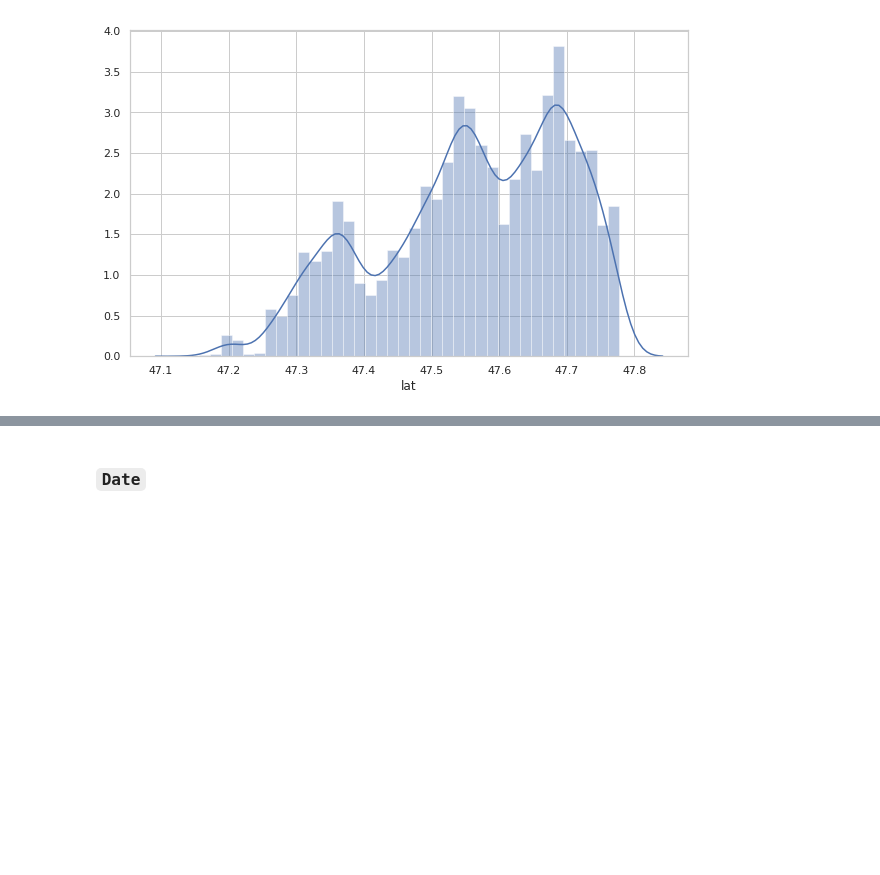
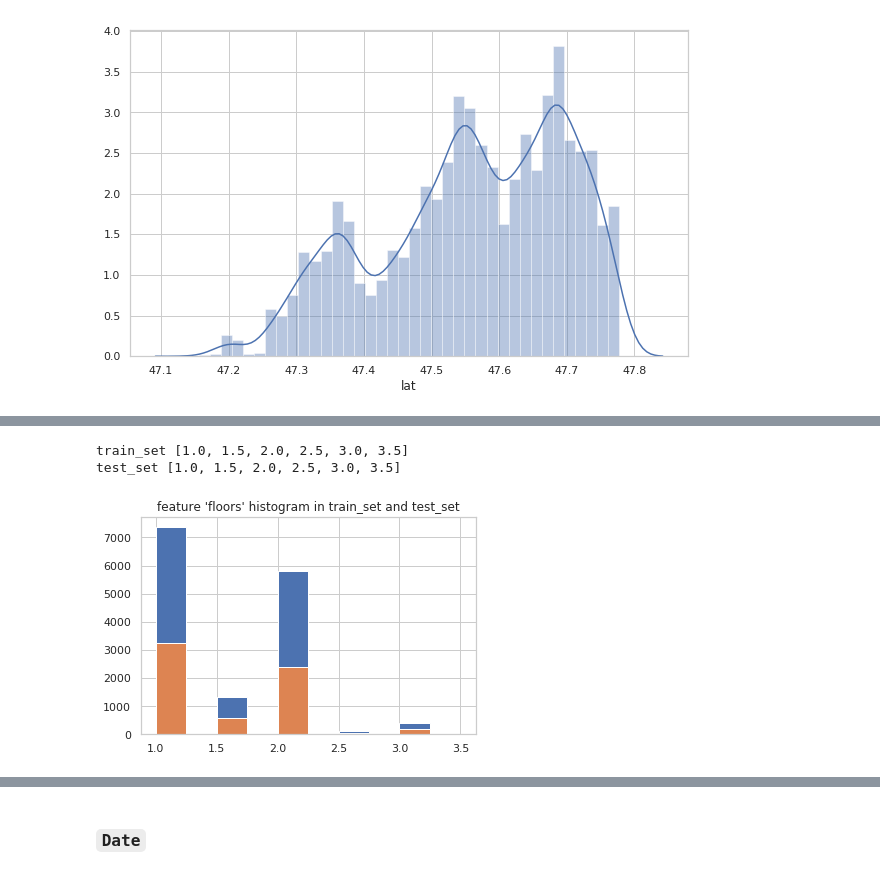
Before and after one commit to EmjayAhn/kaggle_HousePrice, a Jupyter notebook: 01_HousePriceEDA.ipynb, the cells around one changed output, grey strips where cells are left out. Cells and saved outputs as stored; diff of their text form; code cells hidden in the pictures; blank space fills up the shorter version.

```diff
--- a/01_HousePriceEDA.ipynb
+++ b/01_HousePriceEDA.ipynb
@@ -245,0 +287,13 @@ plt.show()
+# %%
+print("train_set", sorted(train_set['floors'].unique()))
+print("test_set", sorted(test_set['floors'].unique()))
+# %% [output]
+train_set [1.0, 1.5, 2.0, 2.5, 3.0, 3.5]
+test_set [1.0, 1.5, 2.0, 2.5, 3.0, 3.5]
+# %%
+plt.title("feature 'floors' histogram in train_set and test_set")
+train_set['floors'].hist()
+test_set['floors'].hist()
+plt.show()
+# %% [output]
+[figure, added]
```
Also changed, not shown: parts of 15 cells of this notebook.
